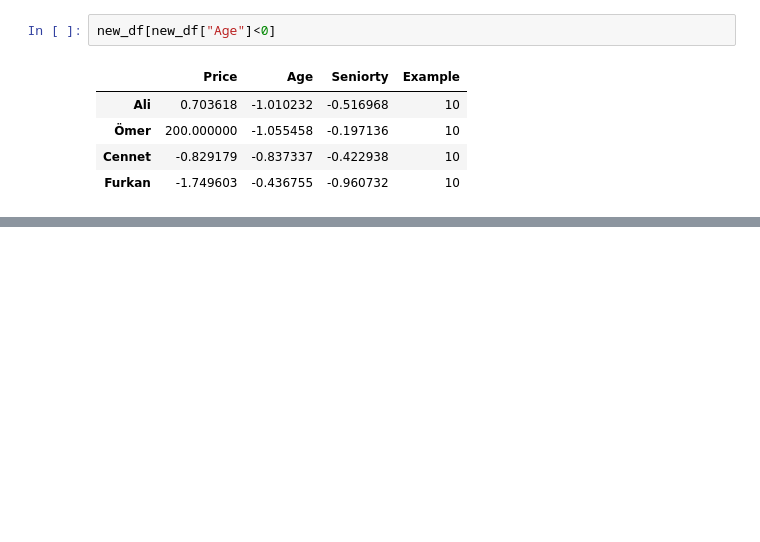
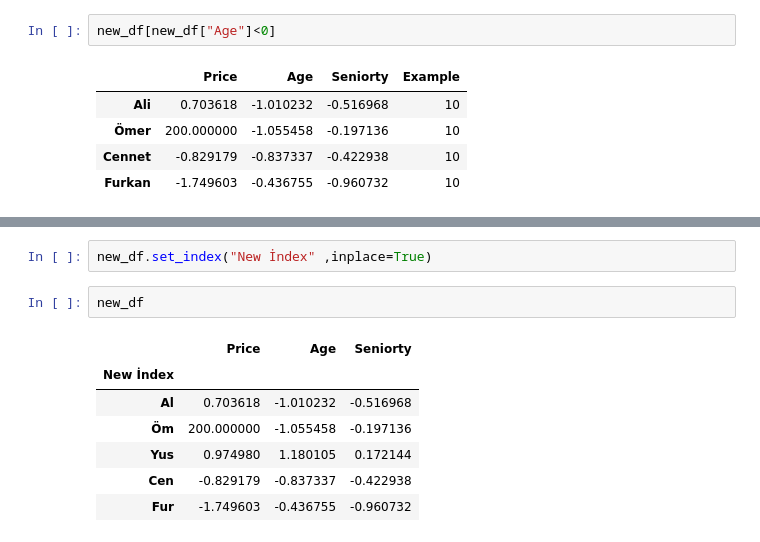
Before and after one commit to omerrkazakk/Data-Science, a Jupyter notebook: 5-PandasDataframe.ipynb, the cells around one changed output, grey strips where cells are left out. Drawn from its saved outputs; the diff is of its cells as text; blank space fills up the shorter version.

```diff
--- a/5-PandasDataframe.ipynb
+++ b/5-PandasDataframe.ipynb
@@ -216,0 +260,12 @@ new_df[new_df["Age"]<0]
+# %%
+new_df.set_index("New İndex" ,inplace=True)
+# %%
+new_df
+# %% [output]
+|  | Price | Age | Seniorty |
+| New İndex |  |  |  |
+| Al | 0.703618 | -1.010232 | -0.516968 |
+| Öm | 200.000000 | -1.055458 | -0.197136 |
+| Yus | 0.974980 | 1.180105 | 0.172144 |
+| Cen | -0.829179 | -0.837337 | -0.422938 |
+| Fur | -1.749603 | -0.436755 | -0.960732 |
```
Also changed, not shown: parts of 20 cells of this notebook.
